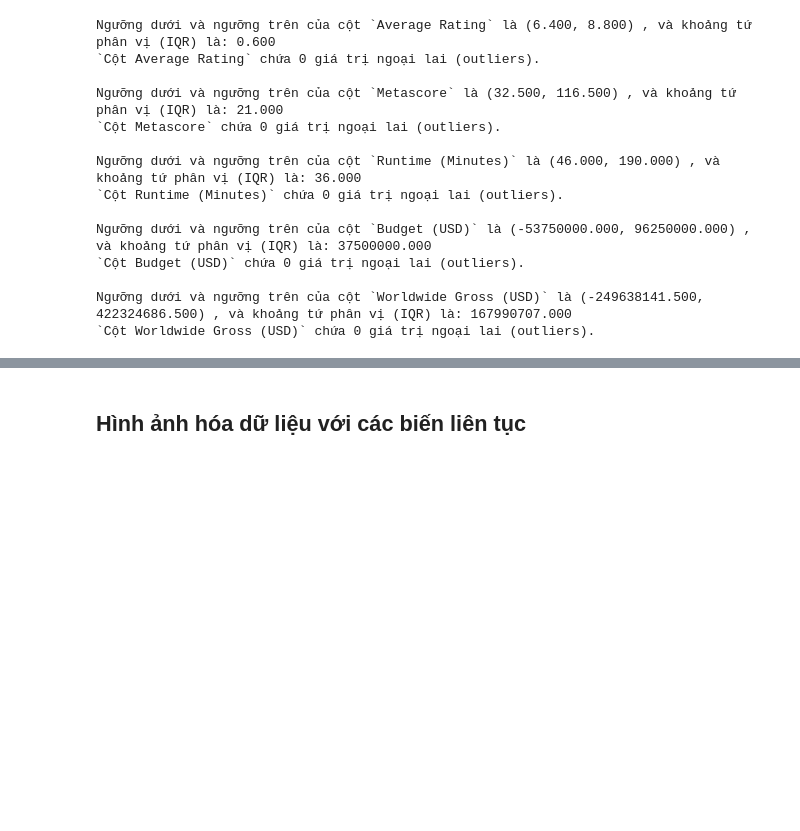
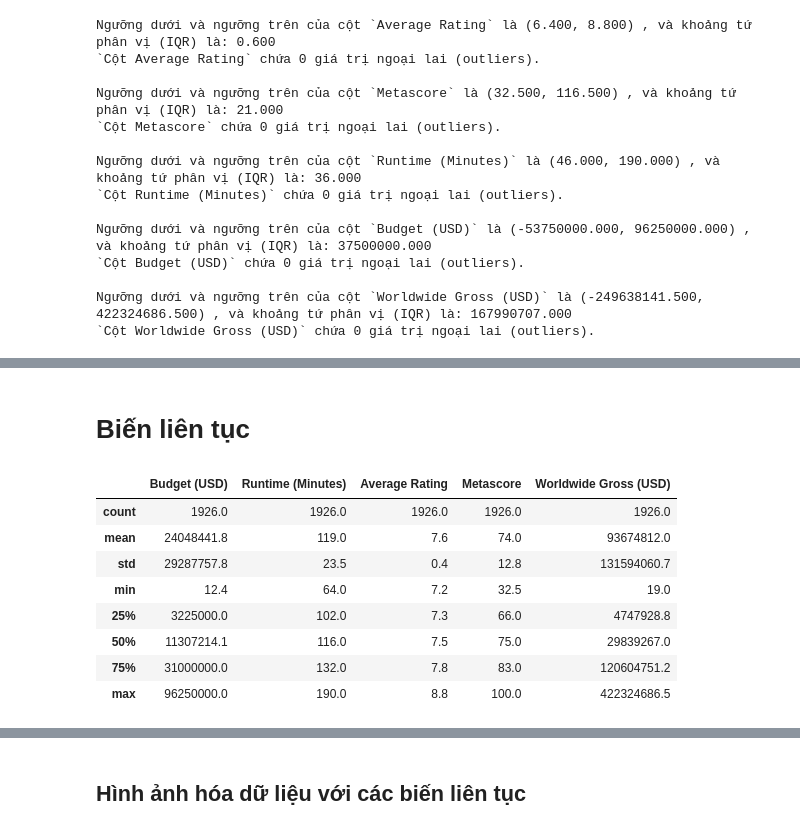
Before and after one commit to understandnhi/DeAn-NgocHieuNhi, a Jupyter notebook: EDA3.ipynb, the cells around one changed output, grey strips where cells are left out. Drawn from its saved outputs; the diff is of its cells as text; code cells hidden in the pictures; blank space fills up the shorter version.

```diff
--- a/EDA3.ipynb
+++ b/EDA3.ipynb
@@ -825,0 +902,14 @@ Ngưỡng dưới và ngưỡng trên của cột `Worldwide Gross (USD)` là (-
+# %% [markdown]
+# Biến liên tục
+# %%
+df[['Budget (USD)', 'Runtime (Minutes)', 'Average Rating', 'Metascore', 'Worldwide Gross (USD)']].describe()
+# %% [output]
+|  | Budget (USD) | Runtime (Minutes) | Average Rating | Metascore | Worldwide Gross (USD) |
+| count | 1926.0 | 1926.0 | 1926.0 | 1926.0 | 1926.0 |
+| mean | 24048441.8 | 119.0 | 7.6 | 74.0 | 93674812.0 |
+| std | 29287757.8 | 23.5 | 0.4 | 12.8 | 131594060.7 |
+| min | 12.4 | 64.0 | 7.2 | 32.5 | 19.0 |
+| 25% | 3225000.0 | 102.0 | 7.3 | 66.0 | 4747928.8 |
+| 50% | 11307214.1 | 116.0 | 7.5 | 75.0 | 29839267.0 |
+| 75% | 31000000.0 | 132.0 | 7.8 | 83.0 | 120604751.2 |
+| max | 96250000.0 | 190.0 | 8.8 | 100.0 | 422324686.5 |
```
Also changed, not shown: parts of 40 cells of this notebook.
